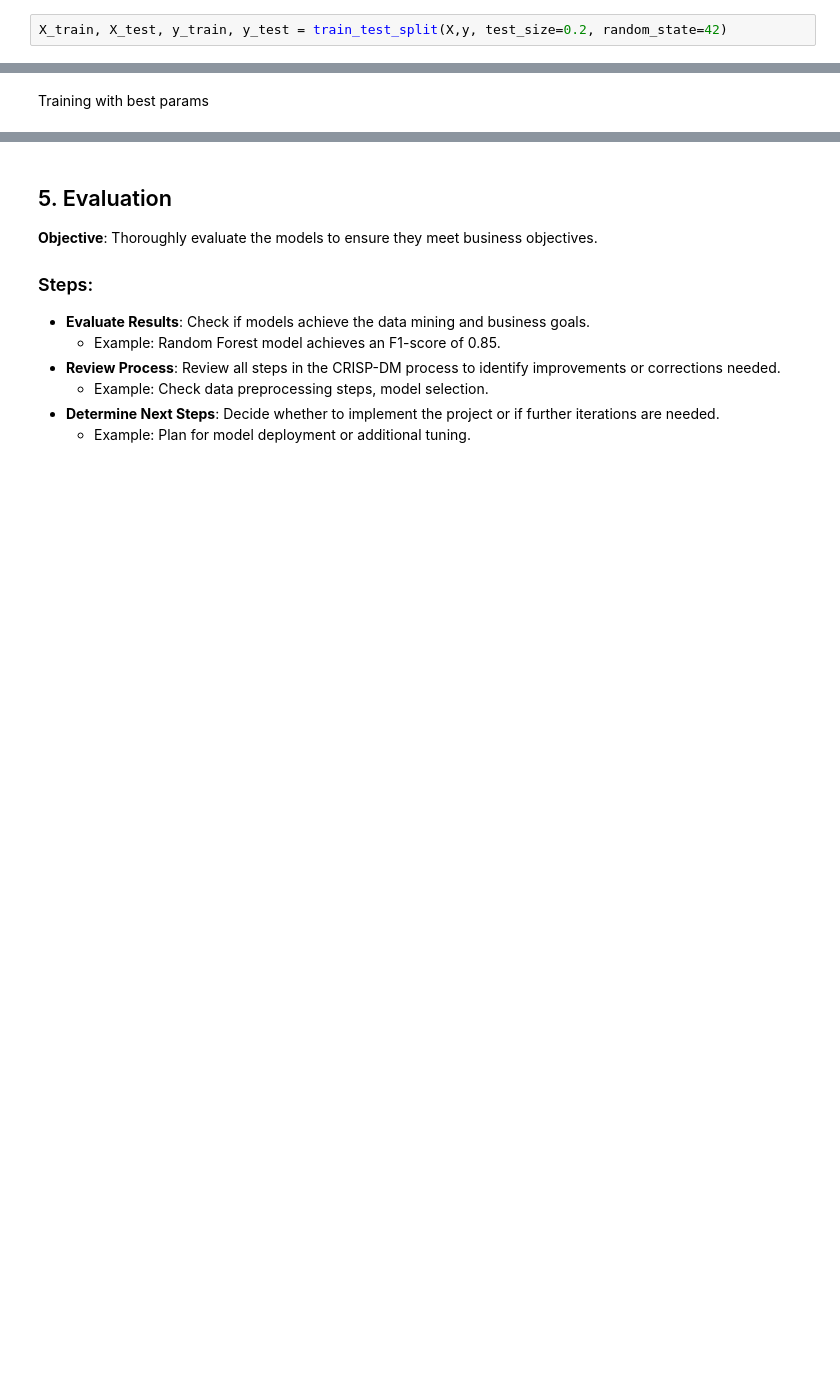
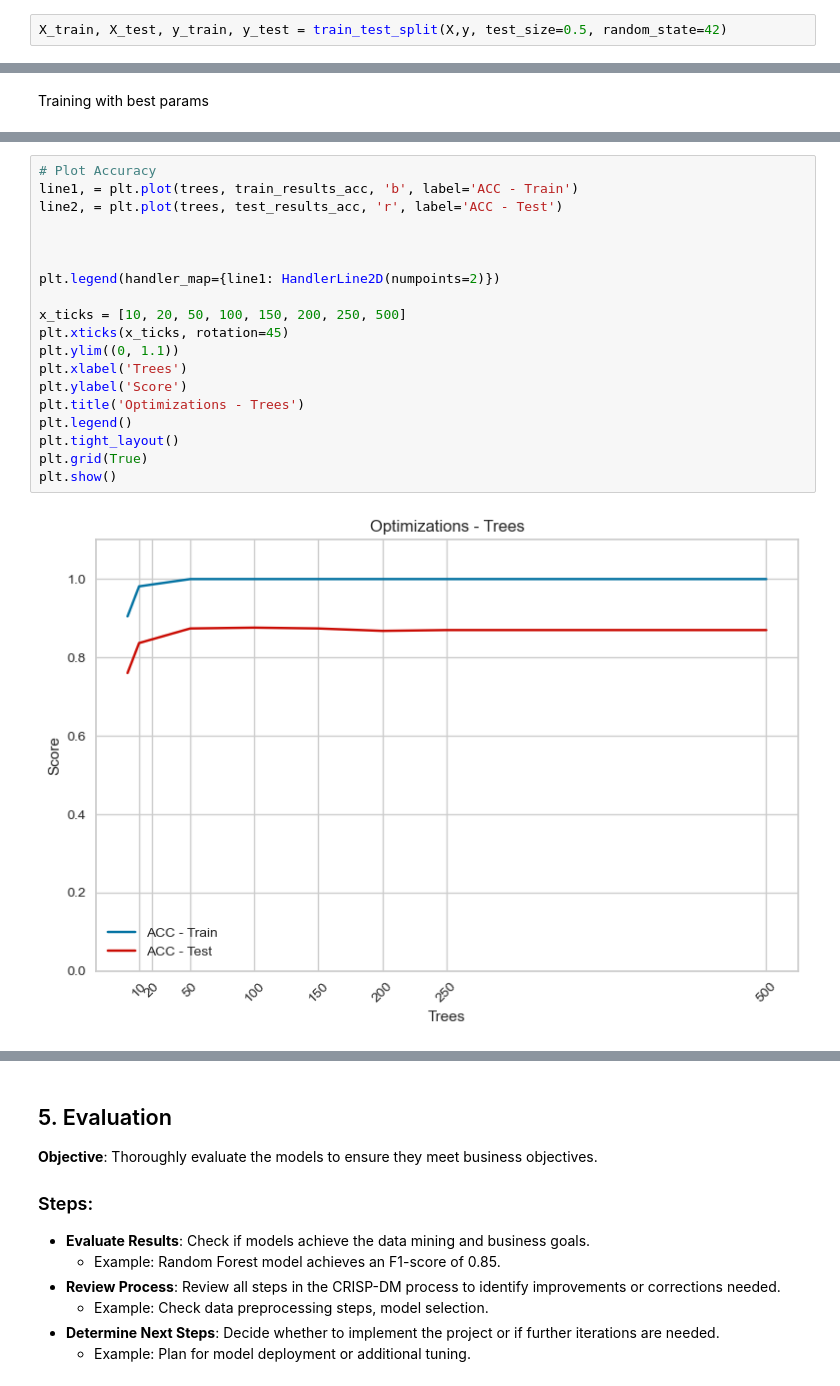
Before and after one commit to Kaio-Gaspar/churn-prediction-deploy, a Jupyter notebook: churn-prediction/crispdm.ipynb, the cells around one changed output, grey strips where cells are left out. Drawn from its saved outputs; the diff is of its cells as text; blank space fills up the shorter version.

```diff
--- a/churn-prediction/crispdm.ipynb
+++ b/churn-prediction/crispdm.ipynb
@@ -327,7 +329,7 @@ X.head()
 - **Model Building**: Train models, optimize parameters.
 - **Model Evaluation**: Assess performance with accuracy, precision, recall, F1-score.
 # %%
-X_train, X_test, y_train, y_test = train_test_split(X,y, test_size=0.2, random_state=42)
+X_train, X_test, y_train, y_test = train_test_split(X,y, test_size=0.5, random_state=42)
 # %%
 X_train.shape,X_test.shape
 # %% [output]
@@ -445,0 +490,21 @@ pred = model.predict(X_test)
+# %%
+# Plot Accuracy
+line1, = plt.plot(trees, train_results_acc, 'b', label='ACC - Train')
+line2, = plt.plot(trees, test_results_acc, 'r', label='ACC - Test')
+
+
+
+plt.legend(handler_map={line1: HandlerLine2D(numpoints=2)})
+
+x_ticks = [10, 20, 50, 100, 150, 200, 250, 500]
+plt.xticks(x_ticks, rotation=45)
+plt.ylim((0, 1.1))
+plt.xlabel('Trees')
+plt.ylabel('Score')
+plt.title('Optimizations - Trees')
+plt.legend()
+plt.tight_layout()
+plt.grid(True)
+plt.show()
+# %% [output]
+[figure, added]
```
Also changed, not shown: parts of 66 cells of this notebook, 1 other file.
